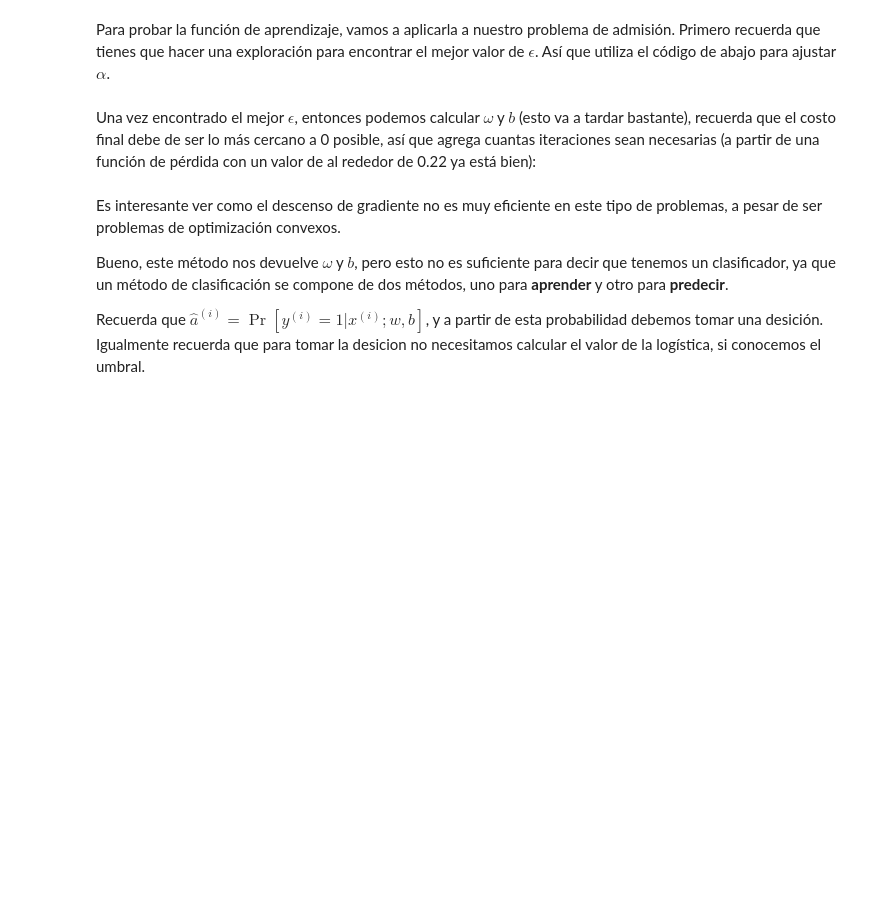
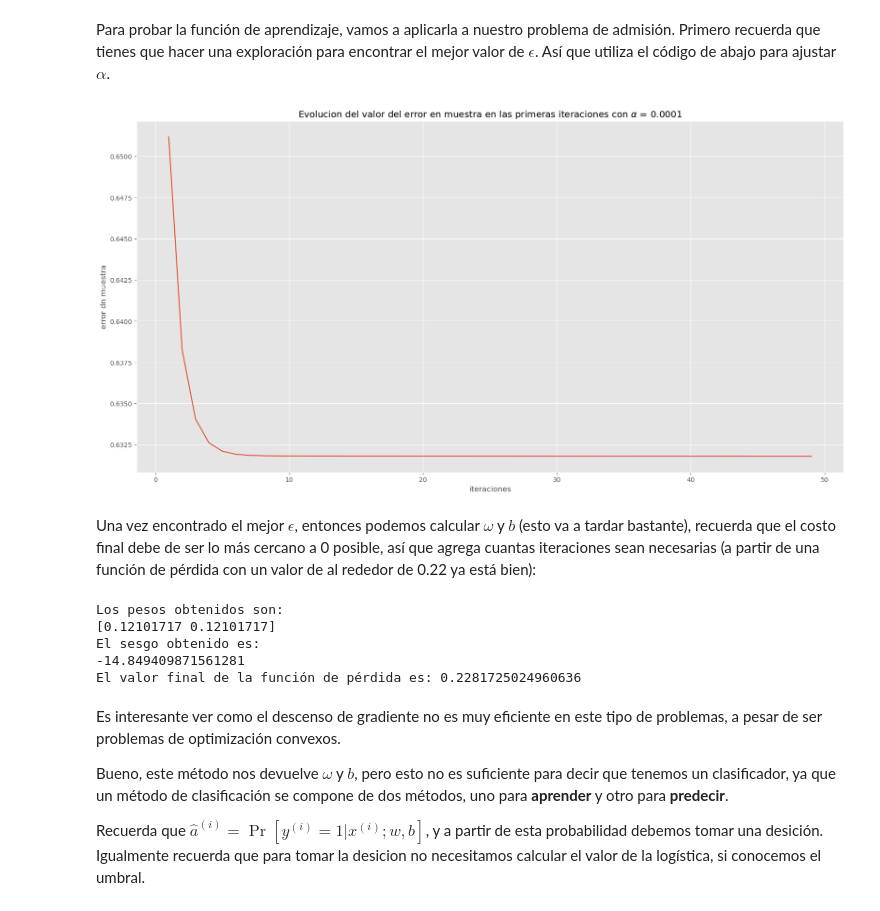
Before and after one commit to Javier033x/2-Aprendizaje-2026, a Jupyter notebook: reg_logistica.ipynb, the cells around one changed output. Saved outputs shown, nothing was run; the diff lists cells and outputs as text; code cells hidden in the pictures; blank space fills up the shorter version.

```diff
--- a/reg_logistica.ipynb
+++ b/reg_logistica.ipynb
@@ -221,35 +223,42 @@ def descenso_rl_lotes(x, a, nu, max_iter=int(1e4), historial=False):
 
     for epoch in range(1, max_iter):
         # Agregar aqui tu código
-        #
         # Recuerda utilizar las funciones que ya has desarrollado
-        dw, db = None
+        dw, db = gradiente(x,a,w,b)
 
-        w = None
-        b = None
+        w = w - nu * dw
+        b = b - nu * db
 
         if historial:
-            error_hist[epoch] = None
+            error_hist[epoch] = E_in(x,a,w,b)
     return w, b, error_hist
 # %% [markdown]
 Para probar la función de aprendizaje, vamos a aplicarla a nuestro problema de admisión. Primero recuerda que tienes que hacer una exploración para encontrar el mejor valor de $\epsilon$. Así que utiliza el código de abajo para ajustar $\alpha$.
 # %%
-alpha = 1e-6
+alpha = 1e-4
 epochs = 50
 _, _, error_hist = descenso_rl_lotes(x, y, alpha, max_iter=epochs, historial=True)
 
-plt.plot(np.arange(mi), error_hist)
+plt.plot(np.arange(epochs), error_hist)
 plt.title(r'Evolucion del valor del error en muestra en las primeras iteraciones con $\alpha$ = ' + str(alpha))
 plt.xlabel('iteraciones')
 plt.ylabel('error dn muestra')
 plt.show()
+# %% [output]
+[figure, added]
 # %% [markdown]
 Una vez encontrado el mejor $\epsilon$, entonces podemos calcular $\omega$ y $b$ (esto va a tardar bastante), recuerda que el costo final debe de ser lo más cercano a 0 posible, así que agrega cuantas iteraciones sean necesarias (a partir de una función de pérdida con un valor de al rededor de 0.22 ya está bien):
 # %%
-w, b, _ = descenso_rl_lotes(x, y, alpha, max_iter = 1000000)
+w, b, _ = descenso_rl_lotes(x, y, alpha, max_iter = 9000000)
 print("Los pesos obtenidos son: \n{}".format(w))
 print("El sesgo obtenido es: \n{}".format(b))
 print("El valor final de la función de pérdida es: {}".format(E_in(x, y, w, b)))
+# %% [output]
+Los pesos obtenidos son:
+[0.12101717 0.12101717]
+El sesgo obtenido es:
+-14.849409871561281
+El valor final de la función de pérdida es: 0.2281725024960636
 # %% [markdown]
 Es interesante ver como el descenso de gradiente no es muy eficiente en este tipo de problemas, a pesar de ser problemas de optimización convexos.
 
```
Also changed, not shown: parts of 3 cells of this notebook, 1 other file.
